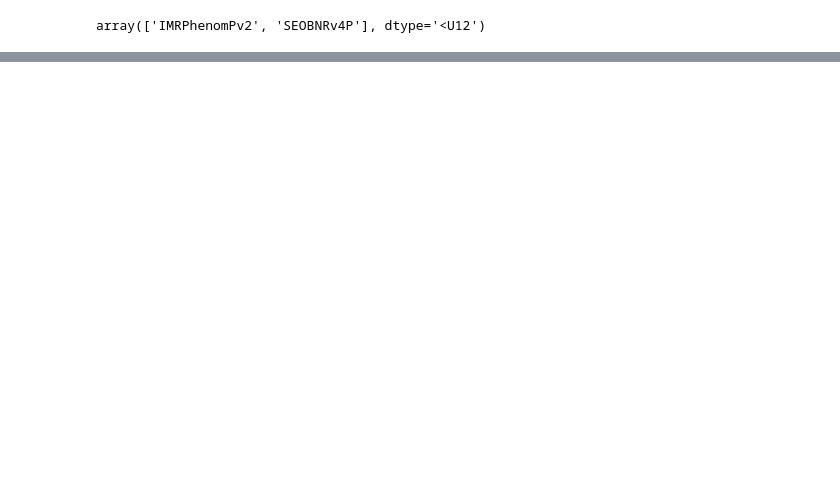
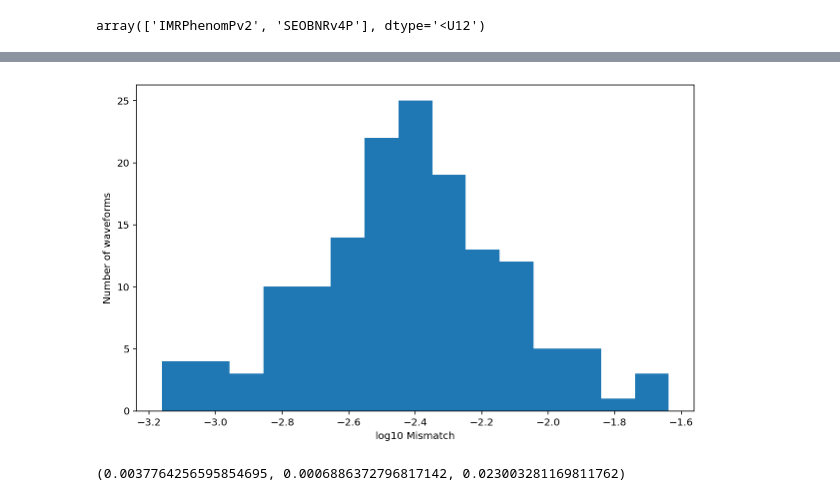
Before and after one commit to MarinerQ/npf_GWwaveform, a Jupyter notebook: gw/training/fd/IMRPv2EOBv4P_fd_convcnp.ipynb, the cells around one changed output, grey strips where cells are left out. Cells and saved outputs as stored; diff of their text form; code cells hidden in the pictures; blank space fills up the shorter version.

```diff
--- a/gw/training/fd/IMRPv2EOBv4P_fd_convcnp.ipynb
+++ b/gw/training/fd/IMRPv2EOBv4P_fd_convcnp.ipynb
@@ -280,0 +349,19 @@ test_plots(dataset=gw_test_datasets[f'{train_label}'], model=model_pv2v4p_7d)
+# %%
+'''
+duration=32
+f_lower=20
+sampling_frequency=8192
+'''
+
+duration=4
+f_lower=20
+sampling_frequency=4096
+
+
+ifos = bilby.gw.detector.InterferometerList(['L1'])
+det = ifos[0]
+det.duration = duration
+det.sampling_frequency=sampling_frequency
+det.frequency_mask = det.frequency_array>=f_lower
+mask = det.frequency_mask
+freq_array = det.frequency_array[mask]
@@ -280,0 +421,15 @@ test_plots(dataset=gw_test_datasets[f'{train_label}'], model=model_pv2v4p_7d)
+# %%
+plt.figure(figsize=(10,6))
+
+x,xx,xxx = plt.hist(np.log10(mismatches), bins=15)
+
+plt.xlabel('log10 Mismatch')
+plt.ylabel('Number of waveforms')
+#plt.xscale('log')
+plt.show()
+# %% [output]
+[figure, added]
+# %%
+np.median(mismatches), min(mismatches), max(mismatches)
+# %% [output]
+(0.0037764256595854695, 0.0006886372796817142, 0.023003281169811762)
```
Also changed, not shown: parts of 13 cells of this notebook, 6 other files.
